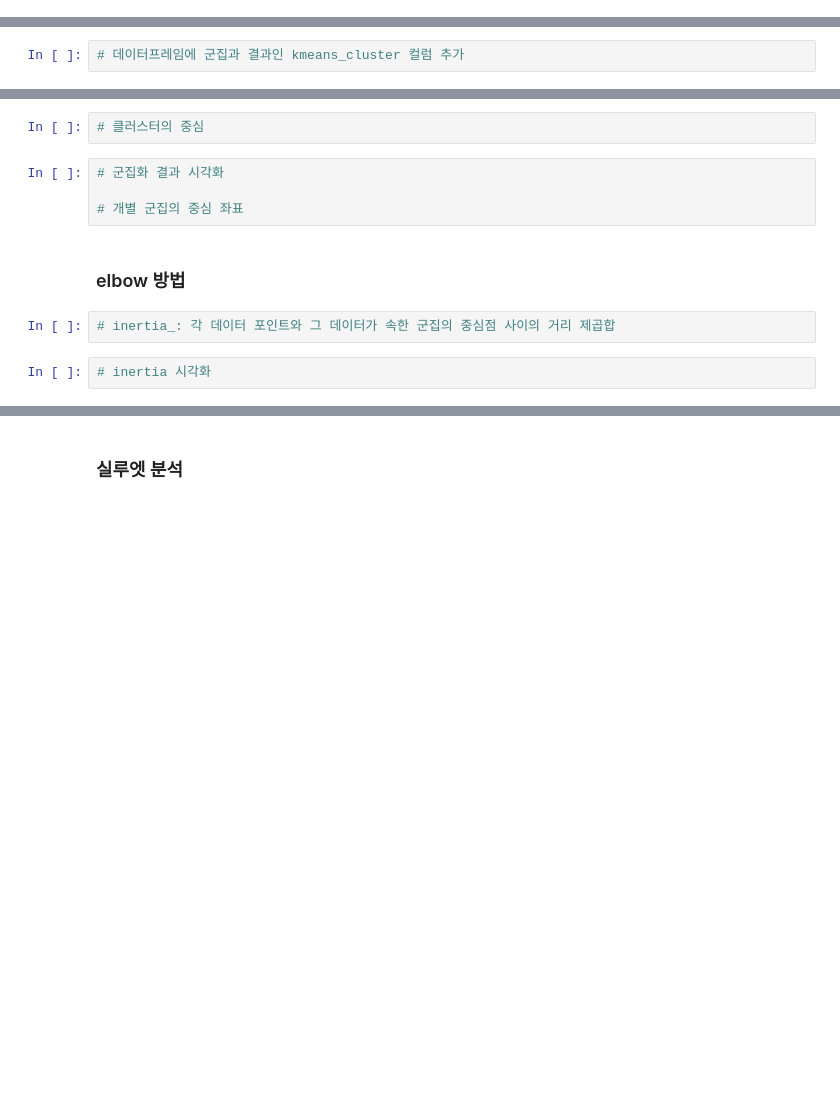
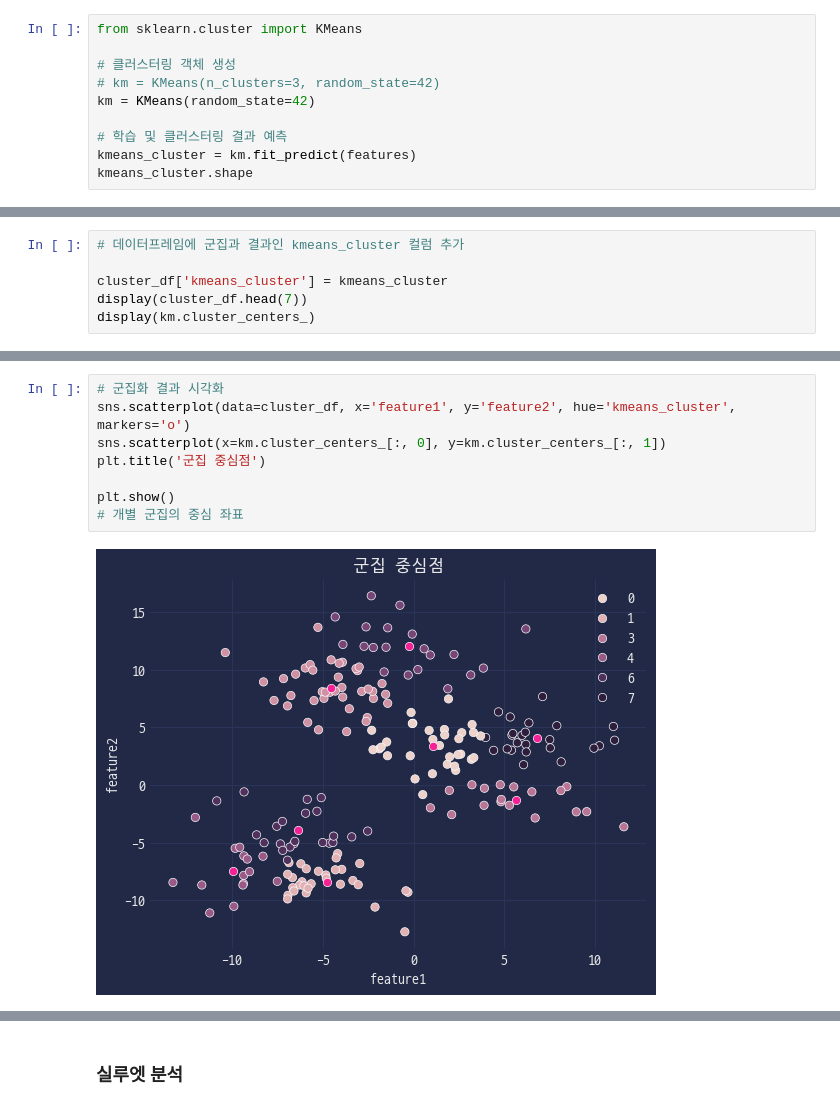
Before and after one commit to zer0ken/ms-ai-school, a Jupyter notebook: clustering/20_군집화_실습_원본.ipynb, the cells around one changed output, grey strips where cells are left out. Cells and saved outputs as stored; diff of their text form; blank space fills up the shorter version.

```diff
--- a/clustering/20_군집화_실습_원본.ipynb
+++ b/clustering/20_군집화_실습_원본.ipynb
@@ -56,0 +75,10 @@ plt.title('Original Data');
+# %%
+from sklearn.cluster import KMeans
+
+# 클러스터링 객체 생성
+# km = KMeans(n_clusters=3, random_state=42)
+km = KMeans(random_state=42)
+
+# 학습 및 클러스터링 결과 예측
+kmeans_cluster = km.fit_predict(features)
+kmeans_cluster.shape
@@ -57,2 +87,6 @@ plt.title('Original Data');
 # %%
 # 데이터프레임에 군집과 결과인 kmeans_cluster 컬럼 추가
+
+cluster_df['kmeans_cluster'] = kmeans_cluster
+display(cluster_df.head(7))
+display(km.cluster_centers_)
@@ -59,12 +110,10 @@ plt.title('Original Data');
-# %%
-# 클러스터의 중심
-# %%
-# 군집화 결과 시각화
-
-# 개별 군집의 중심 좌표
-# %% [markdown]
-### elbow 방법
-# %%
-# inertia_: 각 데이터 포인트와 그 데이터가 속한 군집의 중심점 사이의 거리 제곱합
-# %%
-# inertia 시각화
+# %%
+# 군집화 결과 시각화
+sns.scatterplot(data=cluster_df, x='feature1', y='feature2', hue='kmeans_cluster', markers='o')
+sns.scatterplot(x=km.cluster_centers_[:, 0], y=km.cluster_centers_[:, 1])
+plt.title('군집 중심점')
+
+plt.show()
+# 개별 군집의 중심 좌표
+# %% [output]
+[figure, added]
```
Also changed, not shown: parts of 16 cells of this notebook, 1 other file.
